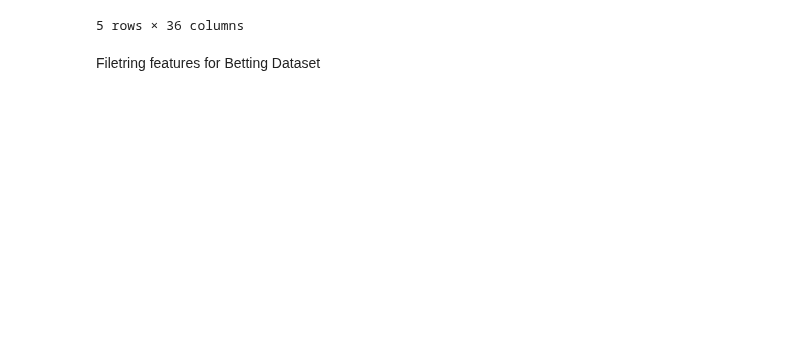
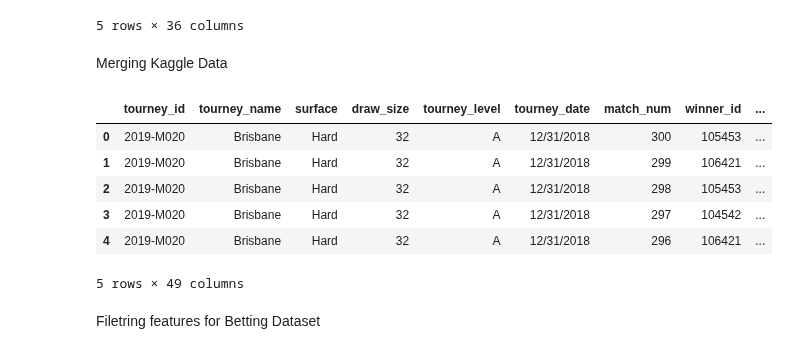
Before and after one commit to Farnaaaz/TenniMatchPrediction, a Jupyter notebook: TennisResultPrediction.ipynb, the cells around one changed output. Drawn from its saved outputs; the diff is of its cells as text; code cells hidden in the pictures; blank space fills up the shorter version.

```diff
--- a/TennisResultPrediction.ipynb
+++ b/TennisResultPrediction.ipynb
@@ -185,6 +185,24 @@ betting_merged.head()
 | 3 | 1 | Brisbane | Brisbane International | 2017-01-02 | ATP250 | Outdoor | Hard | 1st Round | 3 | Edmund K. | ... | ... |
 | 4 | 1 | Brisbane | Brisbane International | 2017-01-02 | ATP250 | Outdoor | Hard | 1st Round | 3 | Dimitrov G. | ... | ... |
 5 rows × 36 columns
+# %% [markdown]
+Merging Kaggle Data
+# %%
+kaggle1 = pd.read_csv('atp_matches_2019_updated.csv')
+kaggle2 = pd.read_csv('atp_matches_2020_updated.csv')
+# %%
+# Concatenate the DataFrames vertically
+kaggle_merged = pd.concat([kaggle1, kaggle2], ignore_index=True)
+
+kaggle_merged.head()
+# %% [output]
+|  | tourney_id | tourney_name | surface | draw_size | tourney_level | tourney_date | match_num | winner_id | ... |
+| 0 | 2019-M020 | Brisbane | Hard | 32 | A | 12/31/2018 | 300 | 105453 | ... |
+| 1 | 2019-M020 | Brisbane | Hard | 32 | A | 12/31/2018 | 299 | 106421 | ... |
+| 2 | 2019-M020 | Brisbane | Hard | 32 | A | 12/31/2018 | 298 | 105453 | ... |
+| 3 | 2019-M020 | Brisbane | Hard | 32 | A | 12/31/2018 | 297 | 104542 | ... |
+| 4 | 2019-M020 | Brisbane | Hard | 32 | A | 12/31/2018 | 296 | 106421 | ... |
+5 rows × 49 columns
 # %% [markdown]
 Filetring features for Betting Dataset
 # %%
```
Also changed, not shown: parts of 5 cells of this notebook.
